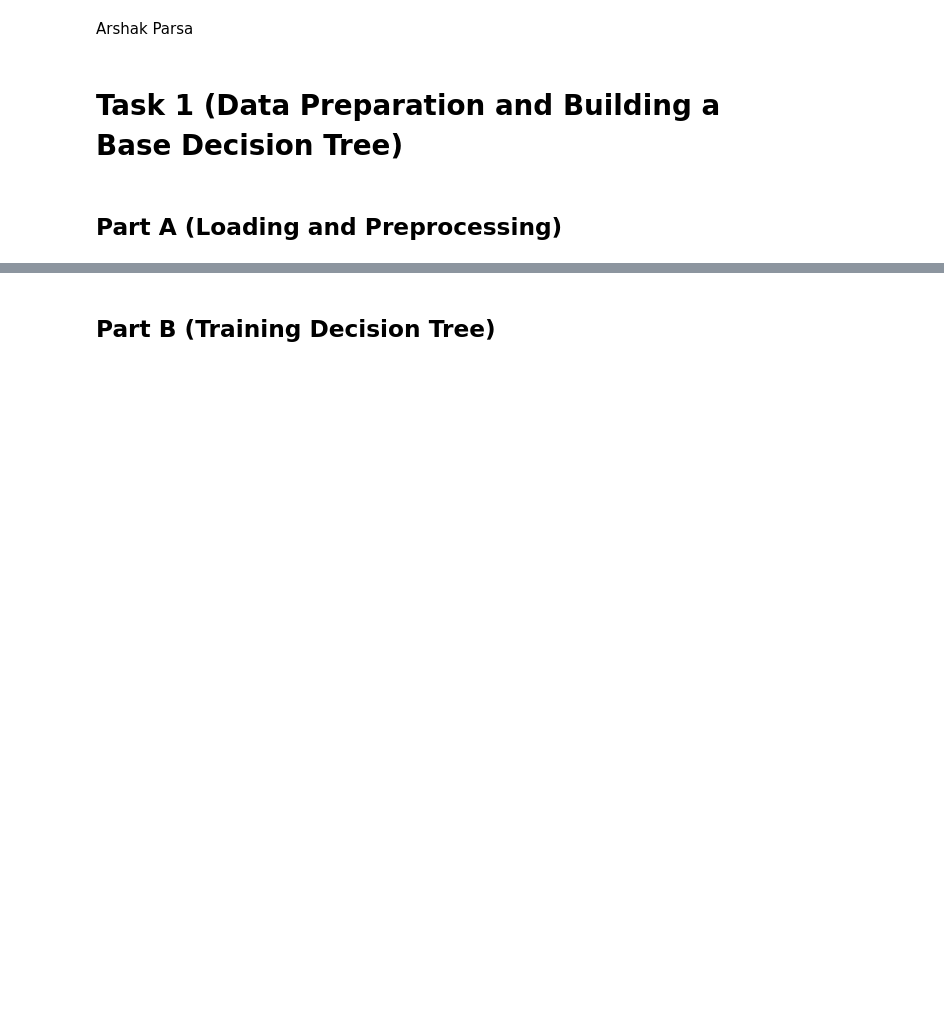
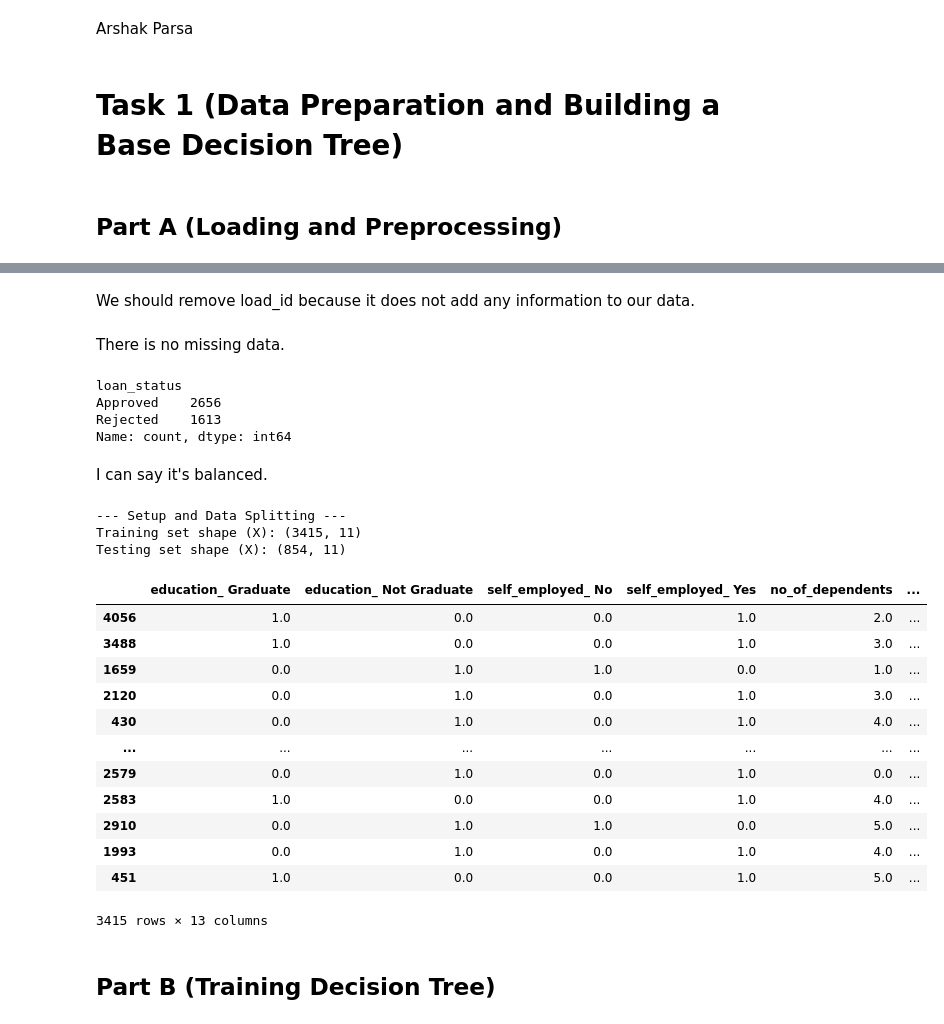
Before and after one commit to akp2003/Machine_Learning_Exercises, a Jupyter notebook: ML/HW5.ipynb, the cells around one changed output, grey strips where cells are left out. Saved outputs shown, nothing was run; the diff lists cells and outputs as text; code cells hidden in the pictures; blank space fills up the shorter version.

```diff
--- a/ML/HW5.ipynb
+++ b/ML/HW5.ipynb
@@ -11,0 +55,2 @@ df = pd.read_csv("data/dataset.csv")
+# %% [markdown]
+We should remove load_id because it does not add any information to our data.
@@ -11,0 +59,2 @@ df = pd.read_csv("data/dataset.csv")
+# %% [markdown]
+There is no missing data.
@@ -11,0 +63,20 @@ df = pd.read_csv("data/dataset.csv")
+# %%
+df['loan_status'].value_counts()
+# %% [output]
+loan_status
+Approved    2656
+Rejected    1613
+Name: count, dtype: int64
+# %% [markdown]
+I can say it's balanced.
+# %%
+nomvar = ["education", 'self_employed']
+prep = ColumnTransformer(
+    transformers=[
+        # (name, pipeline_object, column_list)
+        #('numeric', numerical_pipeline, [e for e in df.columns if e not in nomvar]),
+        ('nominal', make_pipeline(OneHotEncoder()), nomvar)
+    ],
+    remainder='passthrough',  # 'drop' any columns not listed, 'passthrough' would keep them
+    verbose_feature_names_out=False
+)
@@ -12,2 +86,47 @@ df = pd.read_csv("data/dataset.csv")
+# %%
+print("--- Setup and Data Splitting ---")
+
+y = df['loan_status']
+
+X = df.drop('loan_status', axis=1)
+
+# --- Train-Test Split ---
+# This is the MOST IMPORTANT step to do FIRST.
+# We use 'stratify=y' to ensure the test set has the same
+# proportion of survivors as the training set.
+X_train, X_test, y_train, y_test = train_test_split(
+    X, y,
+    test_size=0.2,
+    random_state=52,
+    stratify=y
+)
+
+print(f"Training set shape (X): {X_train.shape}")
+print(f"Testing set shape (X): {X_test.shape}")
+# %% [output]
+--- Setup and Data Splitting ---
+Training set shape (X): (3415, 11)
+Testing set shape (X): (854, 11)
+# %%
+# let's test the prep
+pd.DataFrame(
+    prep.fit_transform(X_train),
+    columns=prep.get_feature_names_out(),
+    index=X_train.index
+)
+# %% [output]
+|  | education_ Graduate | education_ Not Graduate | self_employed_ No | self_employed_ Yes | no_of_dependents | ... |
+| 4056 | 1.0 | 0.0 | 0.0 | 1.0 | 2.0 | ... |
+| 3488 | 1.0 | 0.0 | 0.0 | 1.0 | 3.0 | ... |
+| 1659 | 0.0 | 1.0 | 1.0 | 0.0 | 1.0 | ... |
+| 2120 | 0.0 | 1.0 | 0.0 | 1.0 | 3.0 | ... |
+| 430 | 0.0 | 1.0 | 0.0 | 1.0 | 4.0 | ... |
+| ... | ... | ... | ... | ... | ... | ... |
+| 2579 | 0.0 | 1.0 | 0.0 | 1.0 | 0.0 | ... |
+| 2583 | 1.0 | 0.0 | 0.0 | 1.0 | 4.0 | ... |
+| 2910 | 0.0 | 1.0 | 1.0 | 0.0 | 5.0 | ... |
+| 1993 | 0.0 | 1.0 | 0.0 | 1.0 | 4.0 | ... |
+| 451 | 1.0 | 0.0 | 0.0 | 1.0 | 5.0 | ... |
+3415 rows × 13 columns
 # %% [markdown]
 ## Part B (Training Decision Tree)
```
Also changed, not shown: parts of 12 cells of this notebook.
